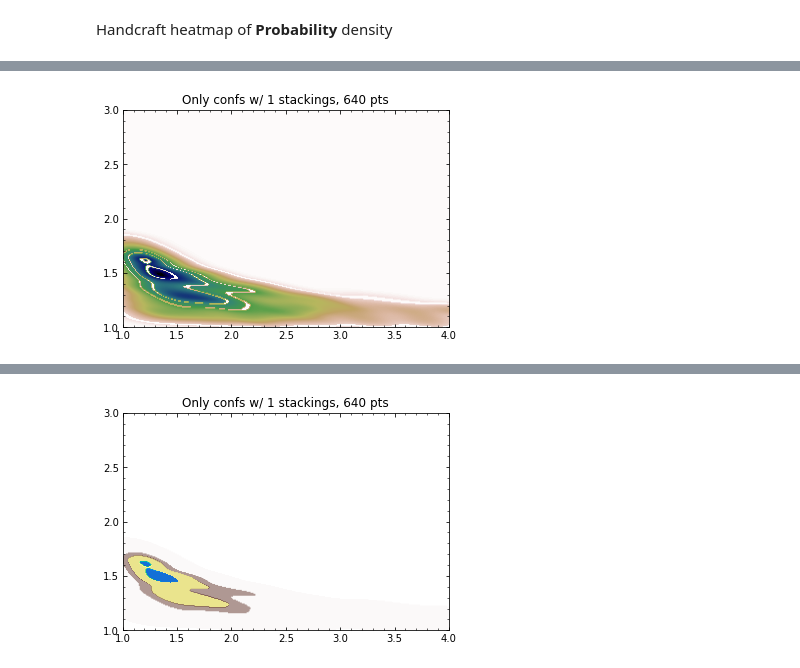
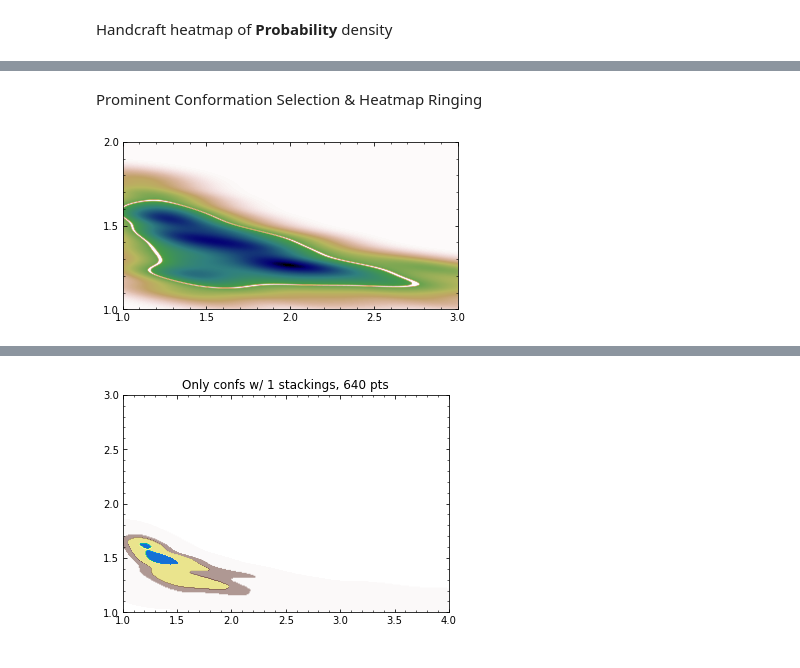
Before and after one commit to Scillae/nano-tracer, a Jupyter notebook: MM-4arm.ipynb, the cells around one changed output, grey strips where cells are left out. Cells and saved outputs as stored; diff of their text form; code cells hidden in the pictures.

```diff
--- a/MM-4arm.ipynb
+++ b/MM-4arm.ipynb
@@ -17,3 +18,9 @@ stack_dict,non_stack_dict = pickle.load(open('C:\\Data\\Str-tmp\\nano-tracer\\dn
+# %%
+import numpy as np
+import pickle
+pa_ls = pickle.load(open('D:\\Streaming-tmp\\dna\\dna4\\data\\composed_traj\\3arms-jun_0\\20C-0.1M-GPU\\3arms@(20C,0.1M)-jun_0.patp','rb')) # 4arms\\20C-0.5M-GPU\\4arms@(20C,0.5M) # 4arms-jun_10\\30C-0.1M-GPU\\4arms@(30C,0.1M)-jun_10
+k2_ls = pickle.load(open('D:\\Streaming-tmp\\dna\\dna4\\data\\composed_traj\\3arms-jun_0\\20C-0.1M-GPU\\3arms@(20C,0.1M)-jun_0.k2tp','rb'))
+non_stack_dict,stack_dict = pickle.load(open('D:\\Streaming-tmp\\dna\\dna4\\results\\3arms-jun_0\\pj\\pj_vtime-3arms@(20C,0.1M)-jun_0.stack','rb'))
 # %% [markdown]
 Prepare data
 # %%
@@ -159,13 +163,9 @@ is_containing_stack.sum()
 # %% [markdown]
 Separate stacking / no stacking conformations out
 # %%
-l2_arr = l2_arr[5:-5]
-l3_arr = l3_arr[5:-5]
 l2_arr = l2_arr[is_containing_stack]
 l3_arr = l3_arr[is_containing_stack]
 # %%
-l2_arr = l2_arr[5:-5]
-l3_arr = l3_arr[5:-5]
 l2_arr = l2_arr[~is_containing_stack]
 l3_arr = l3_arr[~is_containing_stack]
 # %% [markdown]
@@ -173,15 +173,17 @@ Gaussian KDE Calculation: Z ~ density of data **(NOT NORMALIZED!!!)**
 # %%
 import scipy.stats as stat
 xmin = 1
-xmax = 10
+xmax = 3
 ymin = 1
-ymax = 10
-X, Y = np.mgrid[xmin:xmax:1000j, ymin:ymax:1000j]
+ymax = 2
+X, Y = np.mgrid[xmin:xmax:3000j, ymin:ymax:3000j]
 positions = np.vstack([X.ravel(), Y.ravel()])
 values = np.vstack([l2_arr, l3_arr])
 kernel = stat.gaussian_kde(values,bw_method=0.2)
 Z = np.reshape(kernel(positions).T, X.shape)
 Z = np.rot90(Z)
+X = np.rot90(X) # now: X[0,i]
+Y = np.rot90(Y) # now: Y[j,0]
 # %%
 positions.shape
 # %% [output]
@@ -233,39 +235,45 @@ Z[998][998]
+# %% [markdown]
+Prominent Conformation Selection & Heatmap Ringing
 # %%
-def generate_Z_layer(prob,delta=0.05):
-    prob = 1-prob
-    Z_sum = np.sum(Z)
-    Z_thresholds_arr = np.linspace(np.min(Z),np.max(Z),1000)
-    Z_threshold = 0
-    for Z_th in Z_thresholds_arr:
-        if np.sum(Z*(Z>Z_th)) / Z_sum <= prob:
-            Z_threshold = Z_th
-            break
+def generate_Z_layer(Z,prob,delta=0.05,is_FWHM=False):
+    if is_FWHM:
+        Z_threshold = (np.max(Z))/2 # delta at center now
+    else:
+        prob = 1-prob
+        Z_sum = np.sum(Z)
+        Z_thresholds_arr = np.linspace(np.min(Z),np.max(Z),1000)
+        Z_threshold = 0
+        for Z_th in Z_thresholds_arr:
+            if np.sum(Z*(Z>Z_th)) / Z_sum <= prob: # integral of values above Z_th drops to 1-prob
+                Z_threshold = Z_th
+                break
     # Produce Z
-    Z_sub = Z*(Z>Z_threshold)
-    Z_sub_ring = Z_sub*(~(Z_sub>Z_threshold+delta))
+    Z_sub = Z*(Z>Z_threshold-delta/2)
+    Z_sub_ring = Z_sub*(~(Z_sub>Z_threshold+delta/2))
     return Z_sub_ring
 
-Z_base = (generate_Z_layer(0.02).astype(bool))
-Z_50 = (generate_Z_layer(0.50).astype(bool))
-Z_68 = (generate_Z_layer(0.68).astype(bool))
-Z_95 = (generate_Z_layer(0.95).astype(bool))
-Z_draw = Z_base + Z_50 + Z_68 + Z_95
+# Z_base = (generate_Z_layer(Z,0.02).astype(bool))
+# Z_50 = (generate_Z_layer(Z,0.50).astype(bool))
+# Z_68 = (generate_Z_layer(Z,0.68).astype(bool))
+# Z_95 = (generate_Z_layer(Z,0.95).astype(bool))
+Z_FWHM = (generate_Z_layer(Z,0.95,is_FWHM=True).astype(bool))
+Z_draw = Z_FWHM # Z_FWHM # Z_base + Z_50 + Z_68 + Z_95
 Z_draw = Z*((~Z_draw).astype(int))
 import matplotlib.pyplot as plt
 fig, ax = plt.subplots()
 ax.imshow(Z_draw, cmap=plt.cm.gist_earth_r,
           extent=[xmin, xmax, ymin, ymax])
 # ax.scatter(l2_arr, l3_arr, s=0.4,c='#FFFFFF')
-ax.set_xlim([1, 4])
-ax.set_ylim([1, 3])
-ax.set_title(f'Only confs w/ 1 stackings, {is_containing_stack.sum()} pts')
+ax.set_xlim([1, 3])
+ax.set_ylim([1, 2])
+# ax.set_title(f'Only confs w/ 1 stackings, {is_containing_stack.sum()} pts')
 ax.xaxis.set_major_locator(plt.MultipleLocator(0.5))
 ax.yaxis.set_major_locator(plt.MultipleLocator(0.5))
 ax.xaxis.set_minor_locator(plt.MultipleLocator(0.1))
 ax.yaxis.set_minor_locator(plt.MultipleLocator(0.1))
 ax.tick_params(bottom=True,top=True,left=True,right=True,direction='in')
 ax.tick_params(bottom=True,top=True,left=True,right=True,direction='in',which='minor')
 plt.savefig('tmp.jpg',dpi=400)
 plt.show()
 # %% [output]
-[figure, old version]
+[figure, new version]
```
Also changed, not shown: parts of 30 cells of this notebook, 42 other files.
